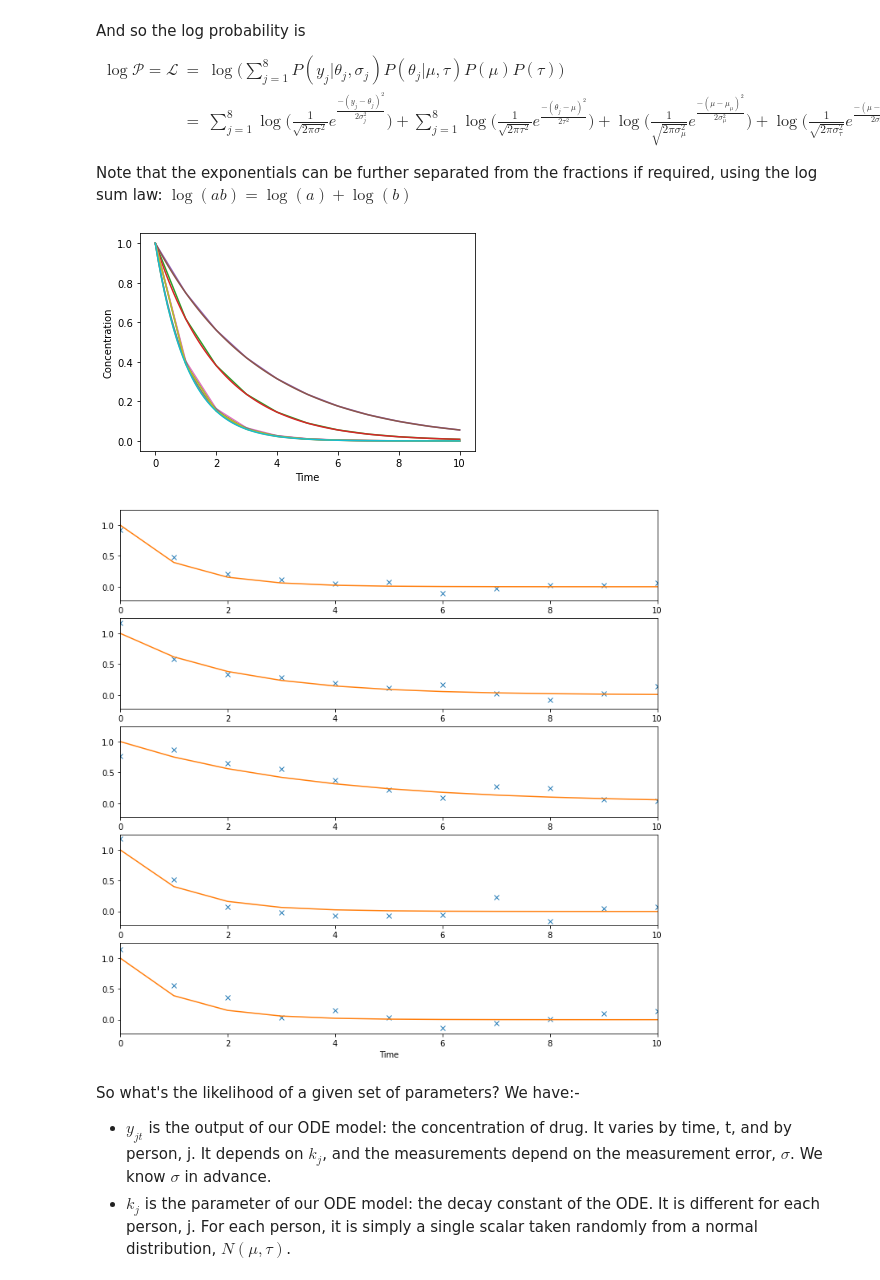
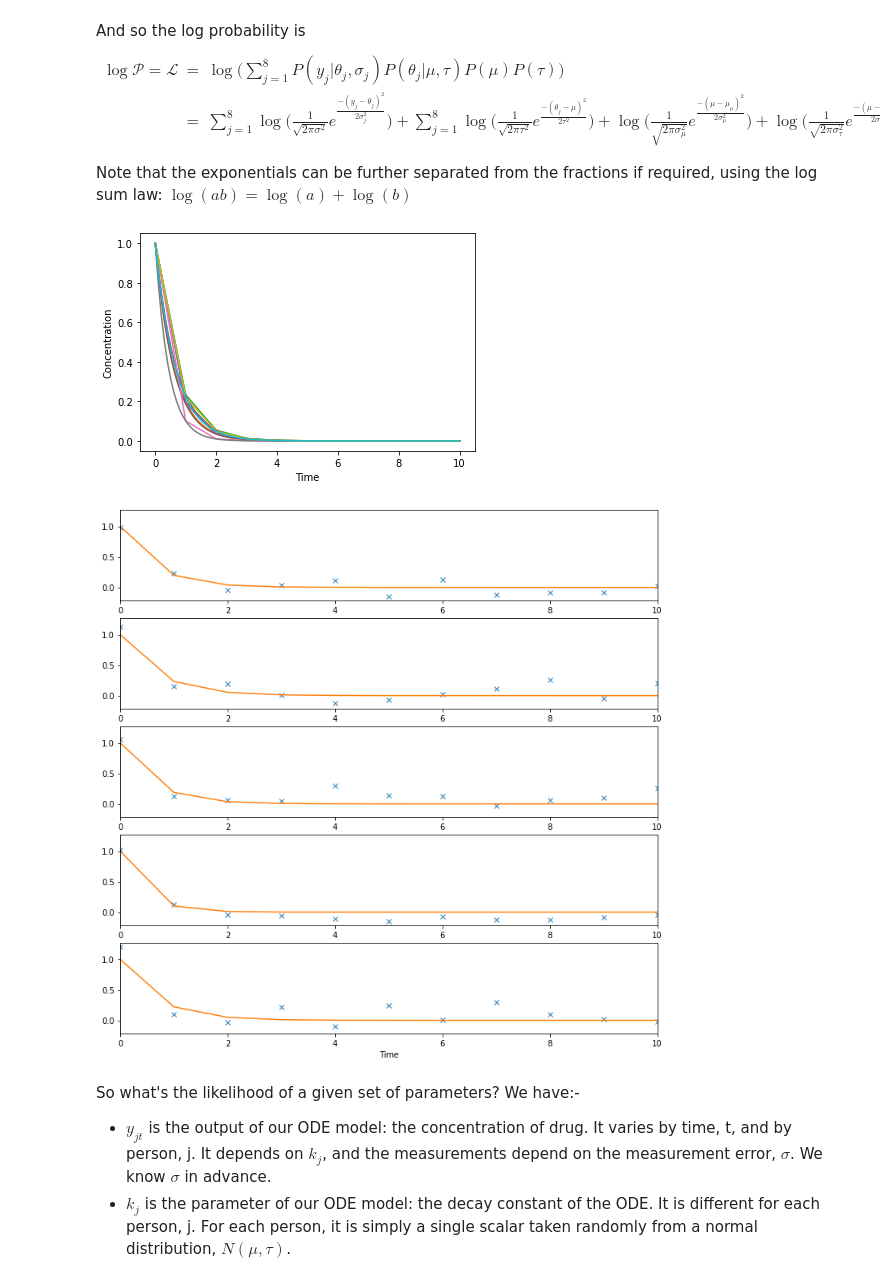
Before and after one commit to simonmarchant/pkpd-practice, a Jupyter notebook: Pub/Beginners' tutorial suppl mat.ipynb, the cells around one changed output. Saved outputs shown, nothing was run; the diff lists cells and outputs as text; code cells hidden in the pictures.

```diff
--- a/Pub/Beginners' tutorial suppl mat.ipynb
+++ b/Pub/Beginners' tutorial suppl mat.ipynb
@@ -421,7 +421,7 @@ $$\begin{eqnarray}
 Note that the exponentials can be further separated from the fractions if required, using the log sum law: $\log(ab) = \log(a)+\log(b)$
 # %%
 # Parameters
-mu = 0.5
+mu = 1.5
 tau = 0.3
 ks = [abs(n) for n in np.random.normal(mu, tau, 5)]
 sigma = 0.1
@@ -463,34 +463,34 @@ def ForwardEuler(func, k, y0, times):
 
     return y_solution
 
 def simulate(func, parameters, y0, times):
     """Numerically calculate an ODE
     In
     func: function giving the derivative
     parameters: parameters the function requires as input
     y0: y at t=0
     times: array of times at which to calculate y
 
     Out: array of y values at corresponding points in times
     """
     return scipy.integrate.odeint(func, y0, times, (parameters,))
 
 # This is what the model looks like. We don't actually know these values
 actual_values = [simulate(onecomp, k, 1, times) for k in ks]
 manyvalues = [simulate(onecomp, k, 1, manytimes) for k in ks]
 forwardeuler = [ForwardEuler(onecomp, k, 1, times) for k in ks]
 manyeuler = [ForwardEuler(onecomp, k, 1, manytimes) for k in ks]
 
 # Plot the model results
 plt.figure()
 plt.xlabel('Time')
 plt.ylabel('Concentration')
 for k in range(len(actual_values)):
     plt.plot(times, actual_values[k])
     plt.plot(manytimes, manyvalues[k])
 plt.show()
 # %% [output]
-[figure, old version]
+[figure, new version]
 # %%
 # Make noisy data that we're inferring from. noisy_data is known to us.
 sampletimes = np.linspace(0,10,11)
@@ -508,7 +508,7 @@ for k in range(len(actual_values)):
 plt.xlabel('Time')
 plt.show()
 # %% [output]
-[figure, old version]
+[figure, new version]
 # %% [markdown]
 So what's the likelihood of a given set of parameters? We have:-
 * $y_{jt}$ is the output of our ODE model: the concentration of drug. It varies by time, t, and by person, j. It depends on $k_j$, and the measurements depend on the measurement error, $\sigma$. We know $\sigma$ in advance.
```
Also changed, not shown: parts of 12 cells of this notebook.
